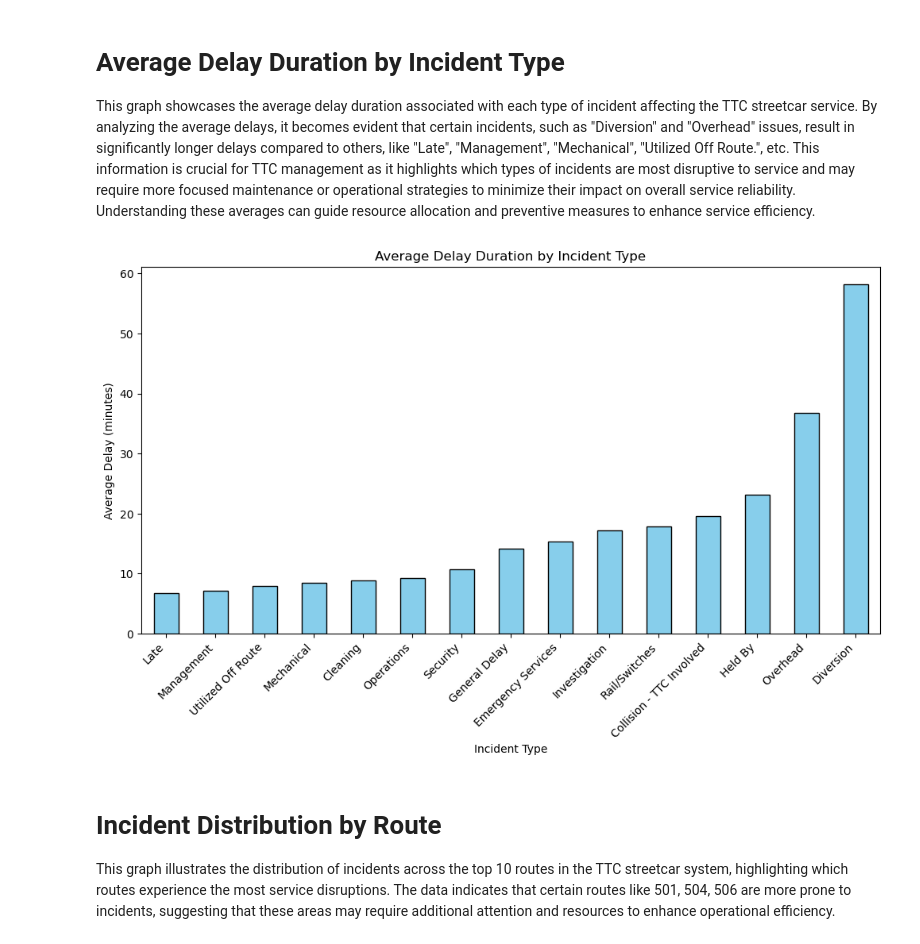
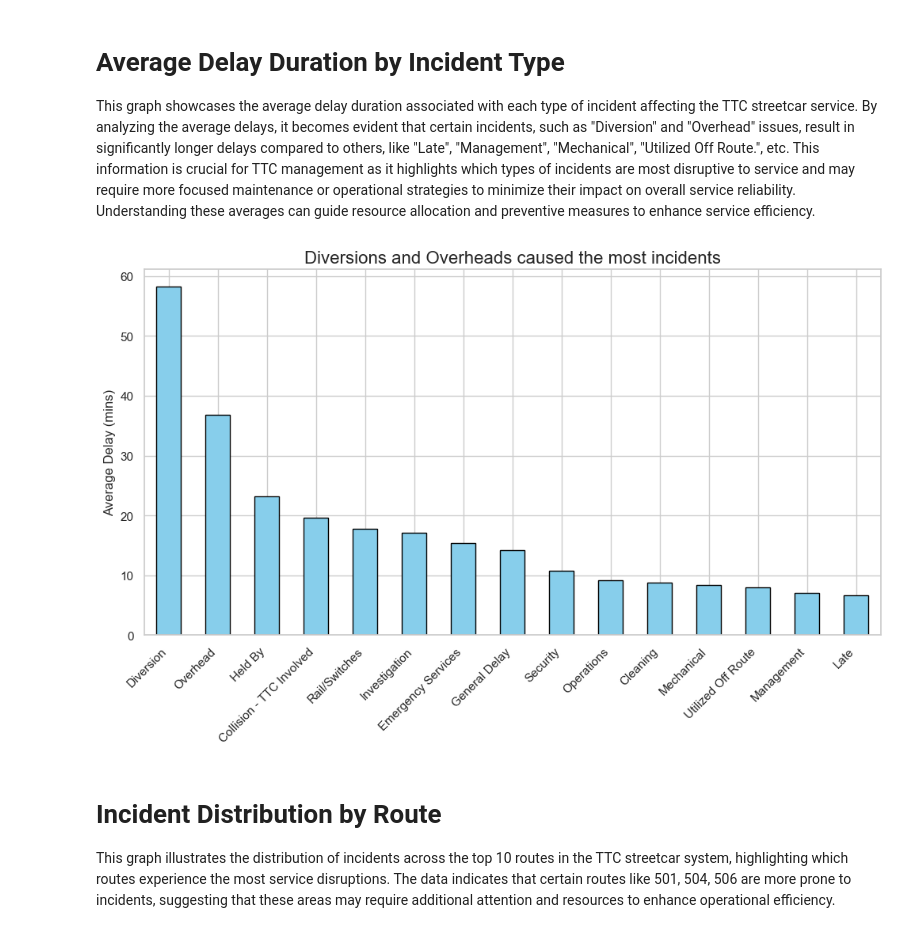
Before and after one commit to adastra21/ttc_streetcar_delays, a Jupyter notebook: notebooks/03_eda.ipynb, the cells around one changed output. Saved outputs shown, nothing was run; the diff lists cells and outputs as text; code cells hidden in the pictures.

Commit message:
add headlines, sort bars, improve code readability

```diff
--- a/notebooks/03_eda.ipynb
+++ b/notebooks/03_eda.ipynb
@@ -1,7 +1,11 @@
 # %%
+import numpy as np
 import pandas as pd
+
 import matplotlib.pyplot as plt
+
 import seaborn as sns
+sns.set()
 # %%
 df = pd.read_csv('../data/data_cleaned.csv', dtype={'route': str}, low_memory=False)
 # %%
@@ -141,15 +161,15 @@ This graph showcases the average delay duration associated with each type of inc
 # %%
 # Average Delay Duration by Incident Type
 plt.figure(figsize=(12, 6))
-avg_delay = df.groupby('incident')['delay'].mean().sort_values()
+avg_delay = df.groupby('incident')['delay'].mean().sort_values()[::-1]
 avg_delay.plot(kind='bar', color='skyblue', edgecolor='black')
-plt.title('Average Delay Duration by Incident Type')
-plt.ylabel('Average Delay (minutes)')
-plt.xlabel('Incident Type')
+plt.title('Diversions and Overheads caused the most incidents', size=16)
+plt.ylabel('Average Delay (mins)')
+plt.xlabel('')
 plt.xticks(rotation=45, ha='right')
 plt.show()
 # %% [output]
-[figure, old version]
+[figure, new version]
 # %% [markdown]
 # Incident Distribution by Route
 This graph illustrates the distribution of incidents across the top 10 routes in the TTC streetcar system, highlighting which routes experience the most service disruptions. The data indicates that certain routes like 501, 504, 506 are more prone to incidents, suggesting that these areas may require additional attention and resources to enhance operational efficiency.
```
Also changed, not shown: parts of 13 cells of this notebook.
